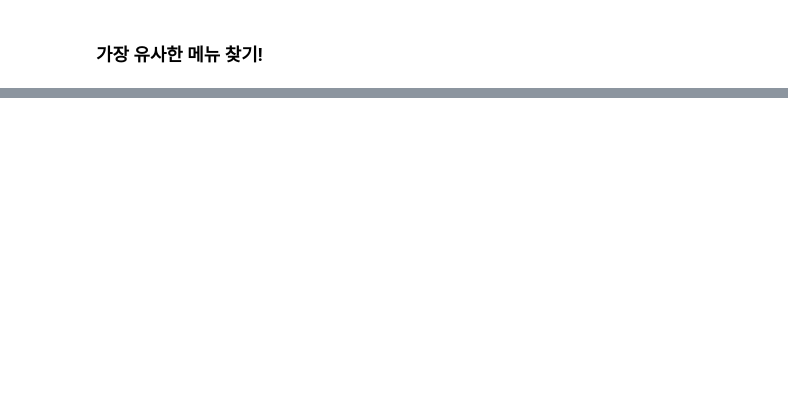
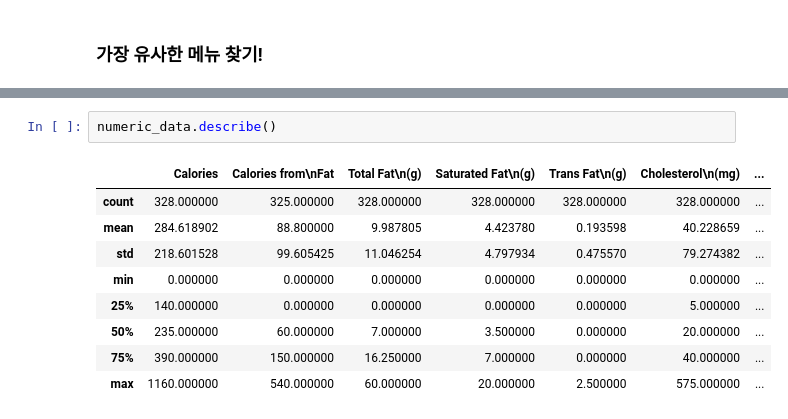
Before and after one commit to sajacaros/bootcamp_playground, a Jupyter notebook: 김용담강사/3. 데이터분석을 위한 선형대수학/2. 데이터분석을 위한 선형대수학_Practice.ipynb, the cells around one changed output, grey strips where cells are left out. Cells and saved outputs as stored; diff of their text form; blank space fills up the shorter version.

```diff
--- a/김용담강사/3. 데이터분석을 위한 선형대수학/2. 데이터분석을 위한 선형대수학_Practice.ipynb
+++ b/김용담강사/3. 데이터분석을 위한 선형대수학/2. 데이터분석을 위한 선형대수학_Practice.ipynb
@@ -69,0 +171,12 @@ print("Most similar menu : ")
+# %%
+numeric_data.describe()
+# %% [output]
+|  | Calories | Calories from\nFat | Total Fat\n(g) | Saturated Fat\n(g) | Trans Fat\n(g) | Cholesterol\n(mg) | ... |
+| count | 328.000000 | 325.000000 | 328.000000 | 328.000000 | 328.000000 | 328.000000 | ... |
+| mean | 284.618902 | 88.800000 | 9.987805 | 4.423780 | 0.193598 | 40.228659 | ... |
+| std | 218.601528 | 99.605425 | 11.046254 | 4.797934 | 0.475570 | 79.274382 | ... |
+| min | 0.000000 | 0.000000 | 0.000000 | 0.000000 | 0.000000 | 0.000000 | ... |
+| 25% | 140.000000 | 0.000000 | 0.000000 | 0.000000 | 0.000000 | 5.000000 | ... |
+| 50% | 235.000000 | 60.000000 | 7.000000 | 3.500000 | 0.000000 | 20.000000 | ... |
+| 75% | 390.000000 | 150.000000 | 16.250000 | 7.000000 | 0.000000 | 40.000000 | ... |
+| max | 1160.000000 | 540.000000 | 60.000000 | 20.000000 | 2.500000 | 575.000000 | ... |
```
Also changed, not shown: parts of 19 cells of this notebook.
